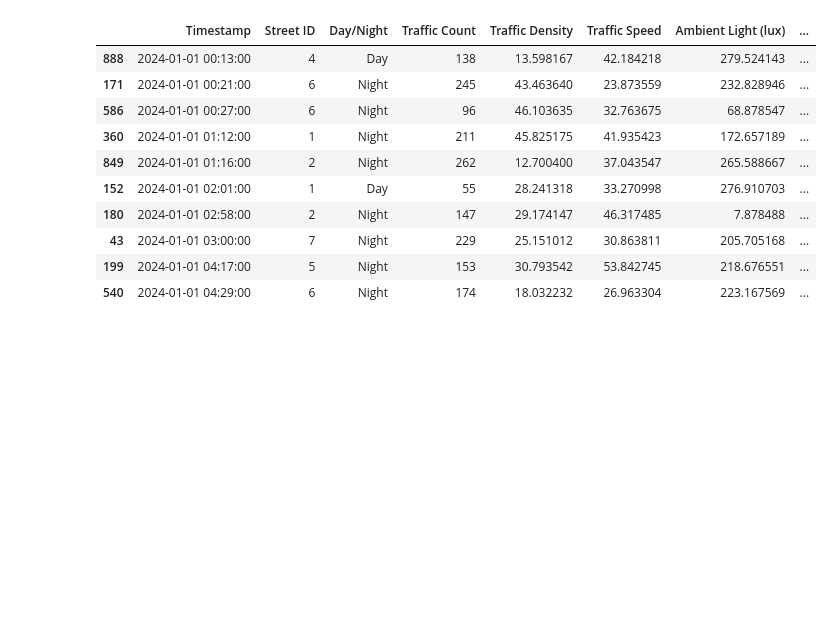
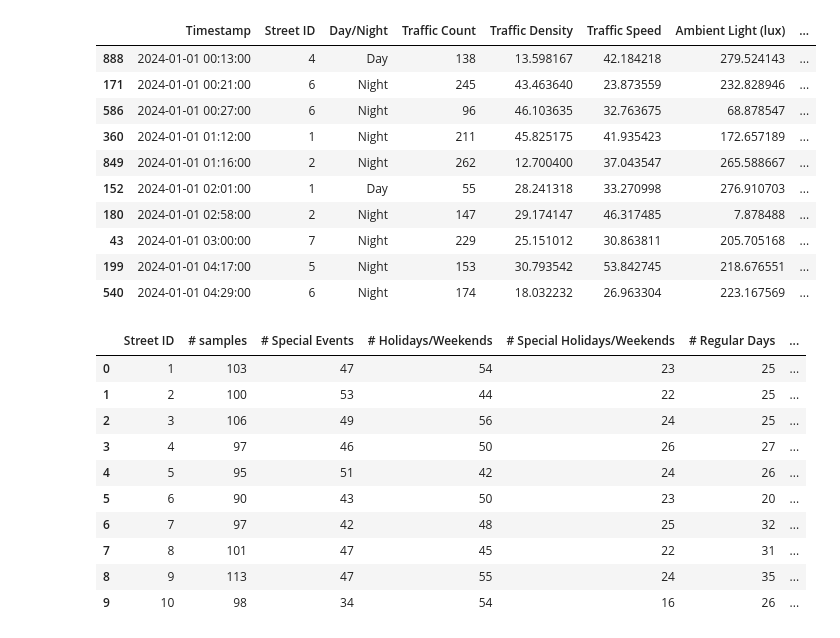
Before and after one commit to dangtom700/data_analytic_project, a Jupyter notebook: system_control/intelligent_streetlight.ipynb, the cells around one changed output. Drawn from its saved outputs; the diff is of its cells as text; code cells hidden in the pictures; blank space fills up the shorter version.

```diff
--- a/system_control/intelligent_streetlight.ipynb
+++ b/system_control/intelligent_streetlight.ipynb
@@ -37,7 +39,12 @@ data["Timestamp"] = pd.to_datetime(
 data = data.sort_values(['Timestamp'])
 
 t0 = data["Timestamp"].iloc[0]
-data["time_seconds"] = (data["Timestamp"] - t0).dt.total_seconds().astype(int)
+data["Time Seconds"] = (data["Timestamp"] - t0).dt.total_seconds().astype(int)
+data["Day Type"] = np.where(
+    (data["Special Event"] == 0) & (data["Holiday/Weekend"] == 0),
+    "Regular Day",
+    "Event/Holiday/Weekend"
+)
 data.head(10)
 # %% [output]
 |  | Timestamp | Street ID | Day/Night | Traffic Count | Traffic Density | Traffic Speed | Ambient Light (lux) | ... |
@@ -51,3 +58,40 @@ data.head(10)
 | 43 | 2024-01-01 03:00:00 | 7 | Night | 229 | 25.151012 | 30.863811 | 205.705168 | ... |
 | 199 | 2024-01-01 04:17:00 | 5 | Night | 153 | 30.793542 | 53.842745 | 218.676551 | ... |
 | 540 | 2024-01-01 04:29:00 | 6 | Night | 174 | 18.032232 | 26.963304 | 223.167569 | ... |
+# %%
+# Unique value of "Steet ID" -> # samples, # Special Event, # Holiday/Weekend, # Special Holiday/Weekend, # Regualr Days, # Non-Regular Days
+street_ids = sorted(data['Street ID'].unique())
+
+t1 = pd.DataFrame([
+    {
+        'Street ID': street_id,
+        '# samples': len(data[data['Street ID'] == street_id]),
+        '# Special Events': (data[data['Street ID'] == street_id]['Special Event'] == 1).sum(),
+        '# Holidays/Weekends': (data[data['Street ID'] == street_id]['Holiday/Weekend'] == 1).sum(),
+        '# Special Holidays/Weekends': ((data[data['Street ID'] == street_id]['Special Event'] == 1) &
+                                        (data[data['Street ID'] == street_id]['Holiday/Weekend'] == 1)).sum(),
+        '# Regular Days': ((data[data['Street ID'] == street_id]['Special Event'] == 0) &
+                          (data[data['Street ID'] == street_id]['Holiday/Weekend'] == 0)).sum(),
+        '# Events/Holidays/Weekends': ((data[data['Street ID'] == street_id]['Special Event'] == 1) |
+                                      (data[data['Street ID'] == street_id]['Holiday/Weekend'] == 1)).sum(),
+        '% Regular Days': round(((data[data['Street ID'] == street_id]['Special Event'] == 0) &
+                          (data[data['Street ID'] == street_id]['Holiday/Weekend'] == 0)).sum()/len(data[data['Street ID'] == street_id])*100, 2),
+        '% Events/Holidays/Weekends': round(((data[data['Street ID'] == street_id]['Special Event'] == 1) |
+                          (data[data['Street ID'] == street_id]['Holiday/Weekend'] == 1)).sum()/len(data[data['Street ID'] == street_id])*100,2)
+    }
+    for street_id in street_ids
+])
+
+t1
+# %% [output]
+|  | Street ID | # samples | # Special Events | # Holidays/Weekends | # Special Holidays/Weekends | # Regular Days | ... |
+| 0 | 1 | 103 | 47 | 54 | 23 | 25 | ... |
+| 1 | 2 | 100 | 53 | 44 | 22 | 25 | ... |
+| 2 | 3 | 106 | 49 | 56 | 24 | 25 | ... |
+| 3 | 4 | 97 | 46 | 50 | 26 | 27 | ... |
+| 4 | 5 | 95 | 51 | 42 | 24 | 26 | ... |
+| 5 | 6 | 90 | 43 | 50 | 23 | 20 | ... |
+| 6 | 7 | 97 | 42 | 48 | 25 | 32 | ... |
+| 7 | 8 | 101 | 47 | 45 | 22 | 31 | ... |
+| 8 | 9 | 113 | 47 | 55 | 24 | 35 | ... |
+| 9 | 10 | 98 | 34 | 54 | 16 | 26 | ... |
```
Also changed, not shown: parts of 4 cells of this notebook.
